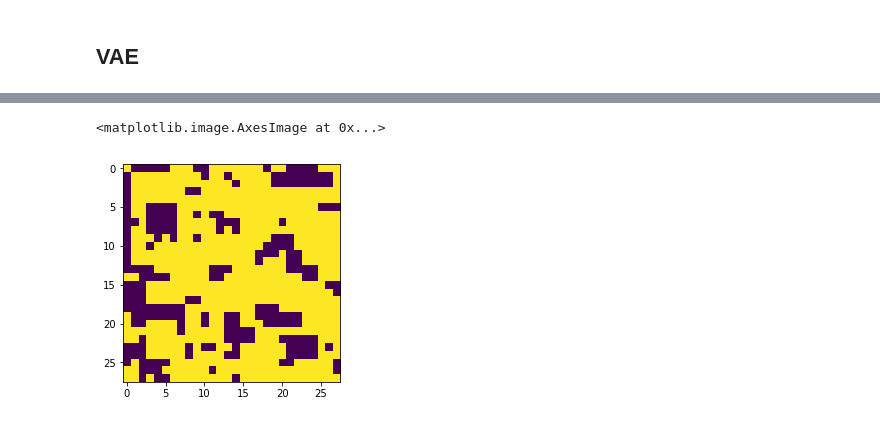
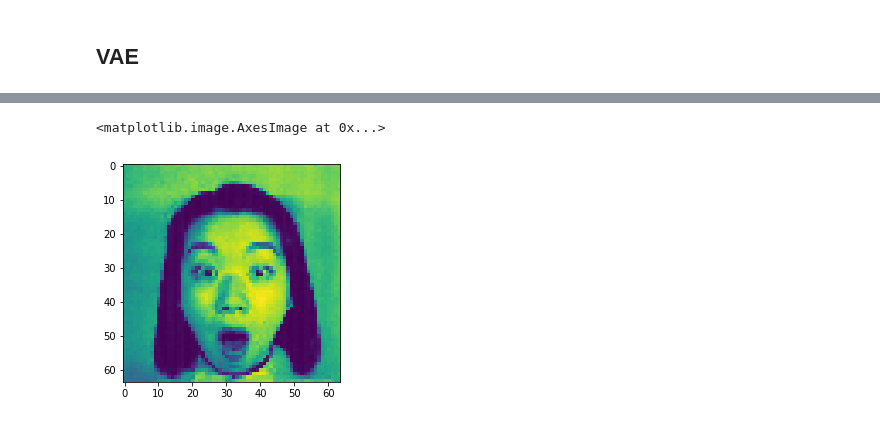
Before and after one commit to rykachevskiy/VAEtorch, a Jupyter notebook: VAE.ipynb, the cells around one changed output, grey strips where cells are left out. Drawn from its saved outputs; the diff is of its cells as text; code cells hidden in the pictures.

```diff
--- a/VAE.ipynb
+++ b/VAE.ipynb
@@ -118,4 +159,8 @@ dec = Decoder()
+# %%
+vae = VAE((64,64), 10)
 # %%
-opt = optim.Adam([x for x in enc.parameters()] + [x for x in dec.parameters()], lr =0.01)
+opt = optim.Adam(vae.parameters(), lr=0.001)
 # %%
 losses = []
+# %%
+vae.train()
@@ -121,0 +185,21 @@ losses = []
+# %%
+for epoch in range(10):
+    for batch_idx, batch_x in enumerate(dataloader):
+        opt.zero_grad()
+        batch_x = batch_x#.view(-1, 784)
+        out, mu, sigma = vae(batch_x)
+
+    #     if i%100 == 0:
+    #         loss = loss_function(out, batch_x, mu, sigma, v=1)
+    #     else:
+        loss = loss_function(out, batch_x, mu, sigma)
+        loss.backward()
+        opt.step()
+
+        losses.append(loss.item() / len(batch_x))
+        if batch_idx%20 == 0:
+           #print(loss.item() / len(batch_x))
+            print('Train Epoch: {} [{}/{} ({:.0f}%)]\tLoss: {:.6f}'.format(
+                epoch, batch_idx * len(batch_x), len(faces_dataset),
+                100. * batch_idx / len(dataloader),
+                loss.item() / len(batch_x)))
@@ -122,5 +229,5 @@ losses = []
 # %%
-plt.imshow(dec(*enc(batch_x))[1][0].detach().numpy())
+plt.imshow(batch_x[0].reshape(64,64).detach().numpy())
 # %% [output]
 <matplotlib.image.AxesImage at 0x...>
-[figure, old version]
+[figure, new version]
```
Also changed, not shown: parts of 30 cells of this notebook, 1 other file.
